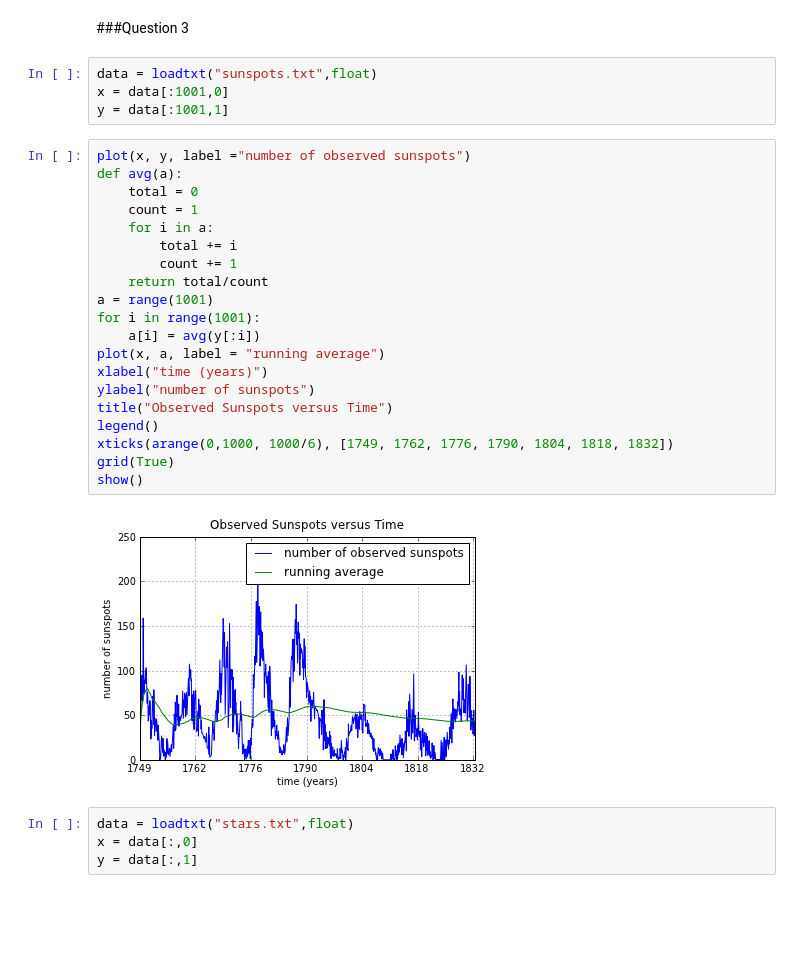
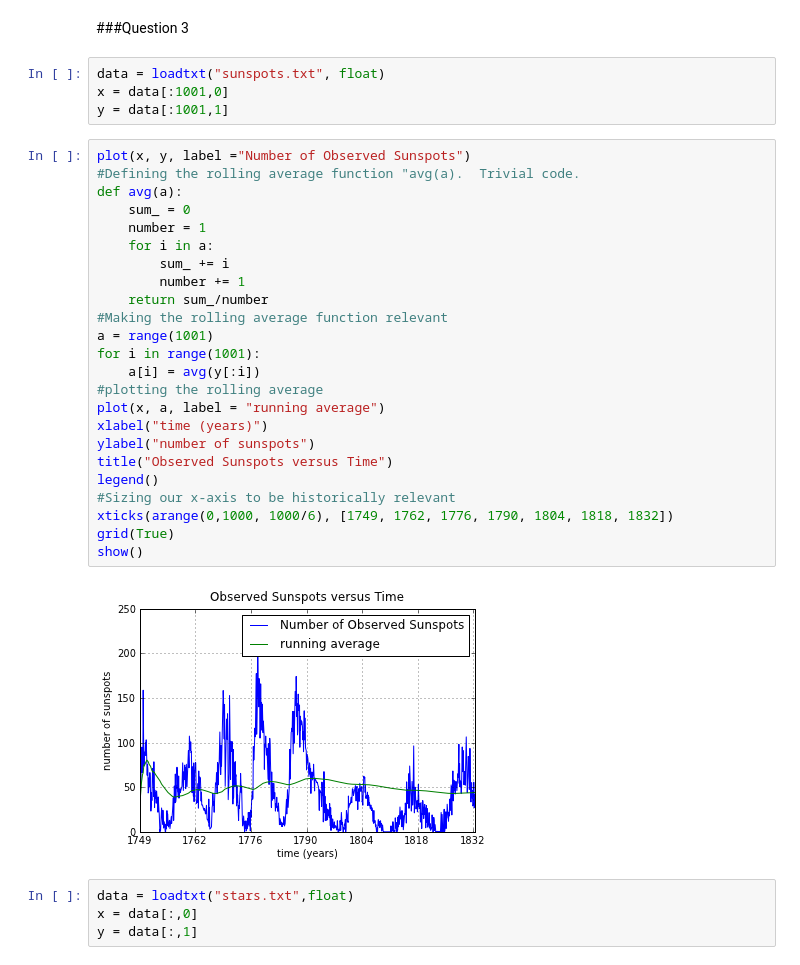
Before and after one commit to ipowellPHYS202/PHYS202-S13, a Jupyter notebook: Week3/GraphicsEx2.ipynb, the cells around one changed output. Cells and saved outputs as stored; diff of their text form; blank space fills up the shorter version.

Commit message:
Graphics Ex2 finished

```diff
--- a/Week3/GraphicsEx2.ipynb
+++ b/Week3/GraphicsEx2.ipynb
@@ -51,31 +51,35 @@ show()
 # %% [markdown]
 ###Question 3
 # %%
-data = loadtxt("sunspots.txt",float)
+data = loadtxt("sunspots.txt", float)
 x = data[:1001,0]
 y = data[:1001,1]
 # %%
-plot(x, y, label ="number of observed sunspots")
+plot(x, y, label ="Number of Observed Sunspots")
+#Defining the rolling average function "avg(a).  Trivial code.
 def avg(a):
-    total = 0
-    count = 1
+    sum_ = 0
+    number = 1
     for i in a:
-        total += i
-        count += 1
-    return total/count
+        sum_ += i
+        number += 1
+    return sum_/number
+#Making the rolling average function relevant
 a = range(1001)
 for i in range(1001):
     a[i] = avg(y[:i])
+#plotting the rolling average
 plot(x, a, label = "running average")
 xlabel("time (years)")
 ylabel("number of sunspots")
 title("Observed Sunspots versus Time")
 legend()
+#Sizing our x-axis to be historically relevant
 xticks(arange(0,1000, 1000/6), [1749, 1762, 1776, 1790, 1804, 1818, 1832])
 grid(True)
 show()
 # %% [output]
-[figure, old version]
+[figure, new version]
 # %%
 data = loadtxt("stars.txt",float)
 x = data[:,0]
```
Also changed, not shown: parts of 2 cells of this notebook.
